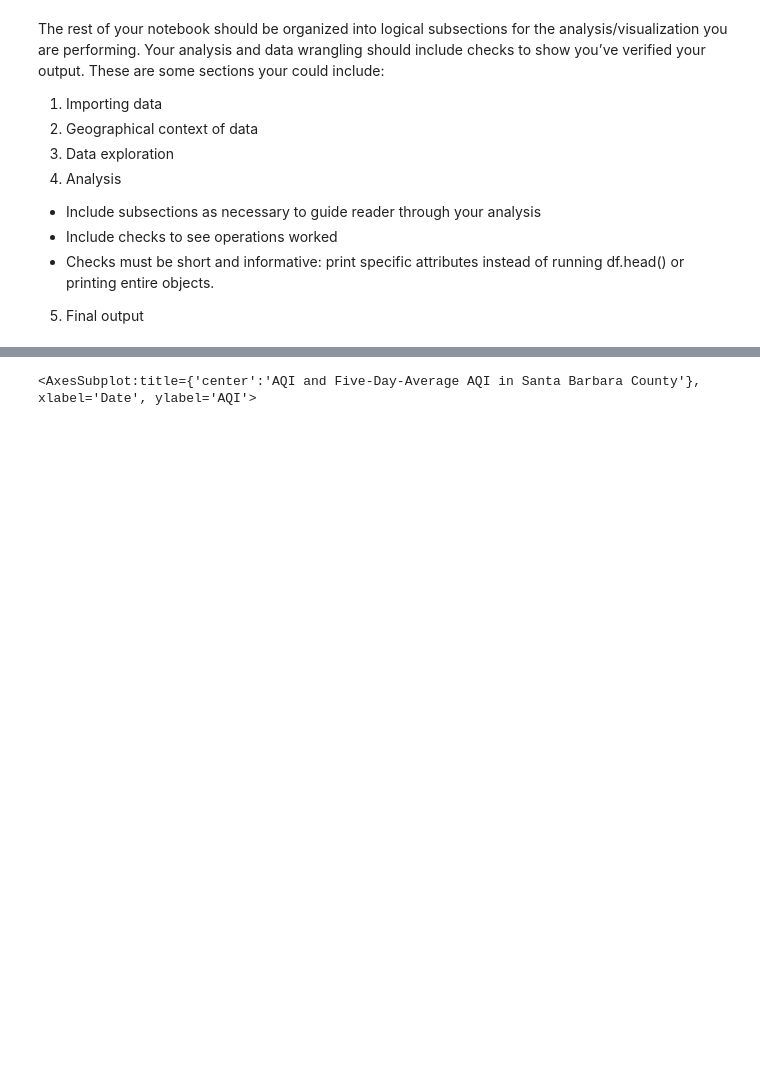
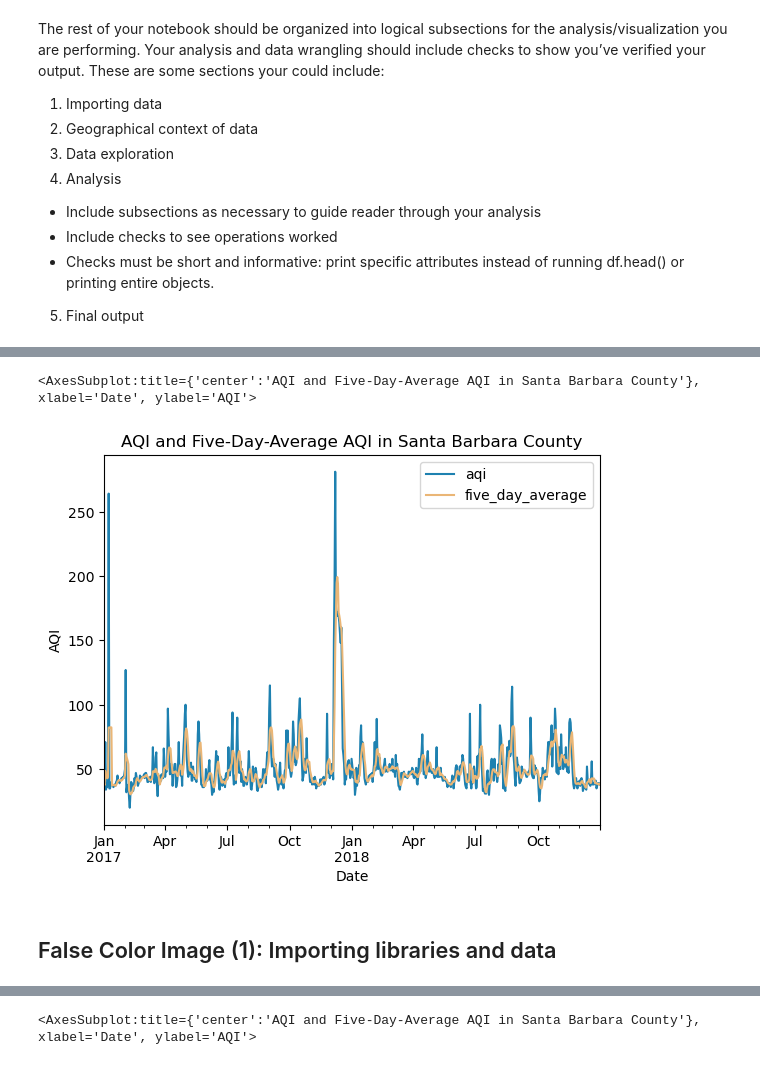
Before and after one commit to cnordheim-maestas/eds-220-hwk4-task3-Presentation-ready-repo, a Jupyter notebook: aqi-and-false-color-image.ipynb, the cells around one changed output, grey strips where cells are left out. Cells and saved outputs as stored; diff of their text form; code cells hidden in the pictures; blank space fills up the shorter version.

```diff
--- a/aqi-and-false-color-image.ipynb
+++ b/aqi-and-false-color-image.ipynb
@@ -34,0 +136,20 @@ of running df.head() or printing entire objects.
+# %%
+# AQI analysis
+# Broad goal: Determine if and how the AQI changes through time 2017-2018
+# More specifically, does the average 5-day AQI show any important patterns throughout 2017-2018, keeping the thomas fire in mind?
+
+# Analysis: calculate the 5-day rolling average and add it as a column
+
+# add column with 5 day average AQI and calculate the 5 day rolling average using the "rolling" function
+# '5D' corresponds to 5 day
+# .mean() because we want the average
+# adding a column using the syntax on the left
+
+aqi_sb['five_day_average'] = aqi_sb.aqi.rolling('5D').mean()
+
+# let's check that it worked!
+print('updated column names (checking the five_day_average showed up): ', aqi_sb.columns.values) # confirm updated column names
+# let's check the range of average values
+print('the range of aqi 5 day average values is: ', aqi_sb.five_day_average.min(), '-', aqi_sb.five_day_average.max())
+# last check, let's look at the first row
+print(aqi_sb.head(1))
@@ -35,3 +167,21 @@ of running df.head() or printing entire objects.
+# %%
+# AQI Analysis continued: let's plot!
+# set plot colors using dictionary
+color = {'aqi':'#1e81b0',
+                 'five_day_average': '#eab676'
+                 }
+# cleate plot
+aqi_sb.plot(y=['aqi', 'five_day_average'], # list of column names
+        title = 'AQI and Five-Day-Average AQI in Santa Barbara County', # update title
+        xlabel='Date',
+        ylabel='AQI',
+        color=color # name of colors dictionary
+        )
+# %% [output]
+<AxesSubplot:title={'center':'AQI and Five-Day-Average AQI in Santa Barbara County'}, xlabel='Date', ylabel='AQI'>
+[figure, added]
+# %% [markdown]
+## False Color Image (1): Importing libraries and data
 # %%
 # Import libraries and functions
 import os # accessible file paths
```
Also changed, not shown: parts of 25 cells of this notebook.
